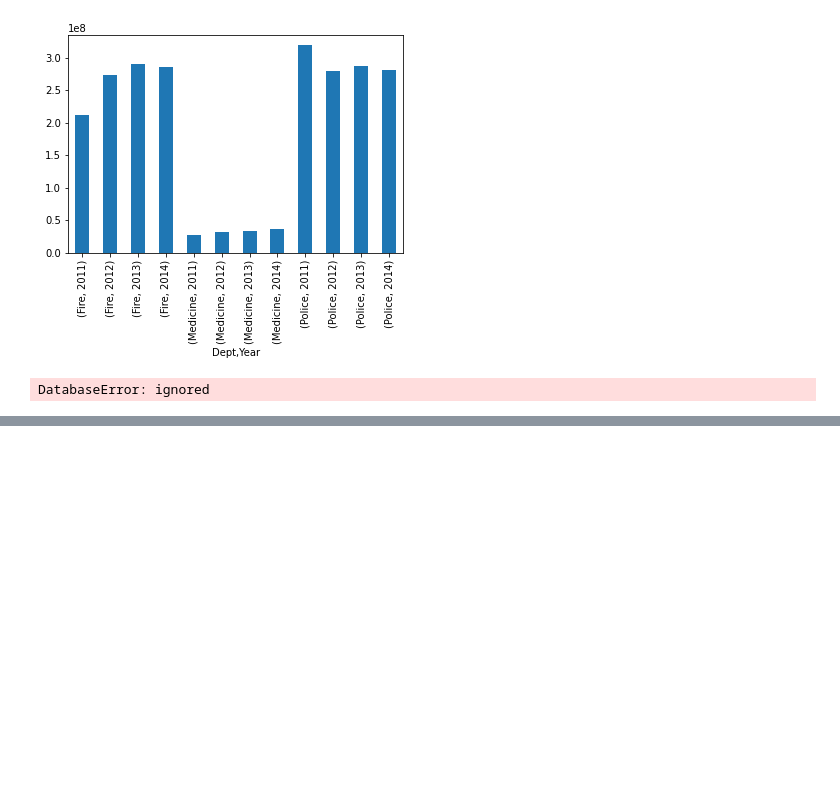
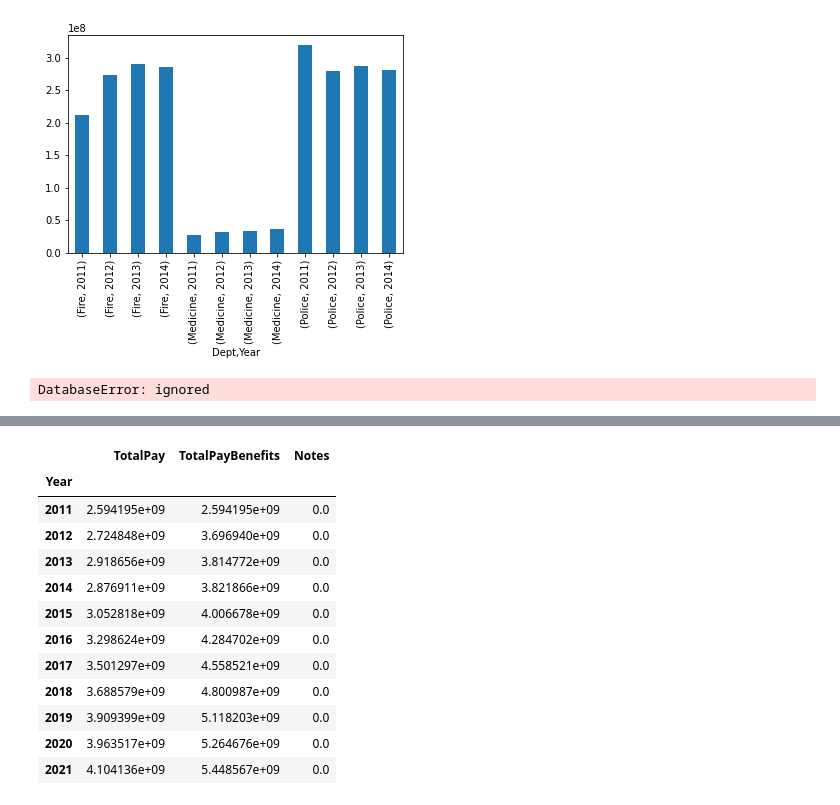
Before and after one commit to EvgenyBelov78/DA1, a Jupyter notebook: Salaries_in_SF.ipynb, the cells around one changed output, grey strips where cells are left out. Cells and saved outputs as stored; diff of their text form; code cells hidden in the pictures; blank space fills up the shorter version.

```diff
--- a/Salaries_in_SF.ipynb
+++ b/Salaries_in_SF.ipynb
@@ -506,0 +531,2 @@ DatabaseError: ignored
+# %%
+dffull = dffull.drop('Pension Debt', axis=1)
@@ -506,0 +586,4 @@ DatabaseError: ignored
+# %%
+dffull=dffull.rename(columns = {'Employee Name':'EmployeeName', 'Job Title':'JobTitle' ,'Base Pay':'BasePay','Overtime Pay':'OvertimePay','Other Pay':'OtherPay'})
+# %%
+dffull=dffull.rename(columns = {'Total Pay':'TotalPay', 'Total Pay & Benefits':'TotalPayBenefits'})
@@ -506,0 +612,2 @@ DatabaseError: ignored
+# %%
+dffull=pd.concat([dffull,df],ignore_index=True)
@@ -506,0 +636,16 @@ DatabaseError: ignored
+# %%
+dffull.groupby('Year').sum()
+# %% [output]
+|  | TotalPay | TotalPayBenefits | Notes |
+| Year |  |  |  |
+| 2011 | 2.594195e+09 | 2.594195e+09 | 0.0 |
+| 2012 | 2.724848e+09 | 3.696940e+09 | 0.0 |
+| 2013 | 2.918656e+09 | 3.814772e+09 | 0.0 |
+| 2014 | 2.876911e+09 | 3.821866e+09 | 0.0 |
+| 2015 | 3.052818e+09 | 4.006678e+09 | 0.0 |
+| 2016 | 3.298624e+09 | 4.284702e+09 | 0.0 |
+| 2017 | 3.501297e+09 | 4.558521e+09 | 0.0 |
+| 2018 | 3.688579e+09 | 4.800987e+09 | 0.0 |
+| 2019 | 3.909399e+09 | 5.118203e+09 | 0.0 |
+| 2020 | 3.963517e+09 | 5.264676e+09 | 0.0 |
+| 2021 | 4.104136e+09 | 5.448567e+09 | 0.0 |
```
Also changed, not shown: parts of 9 cells of this notebook.
